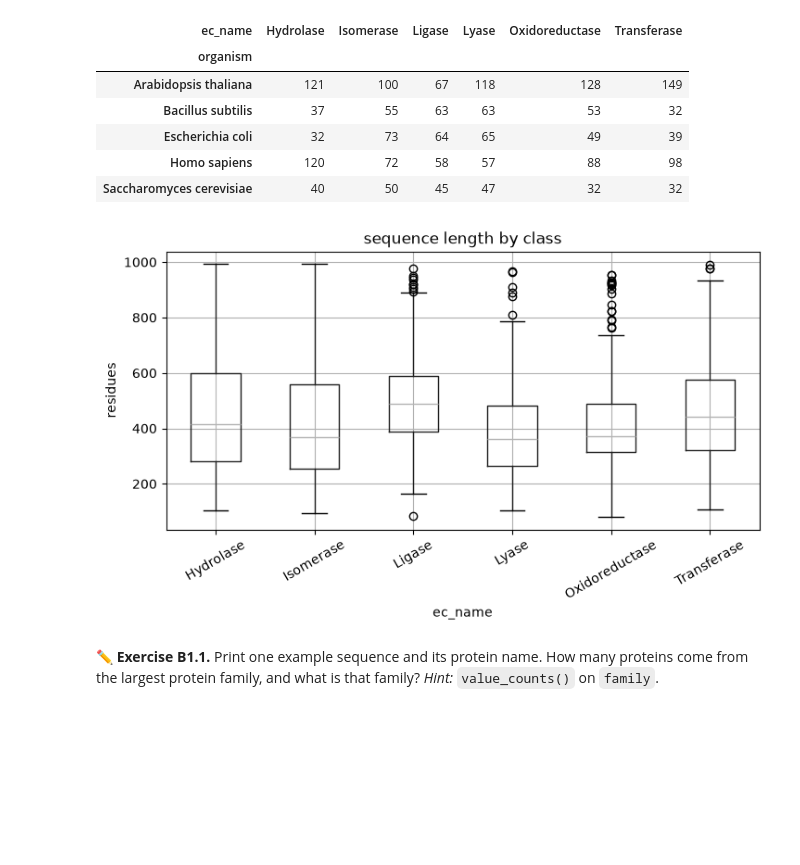
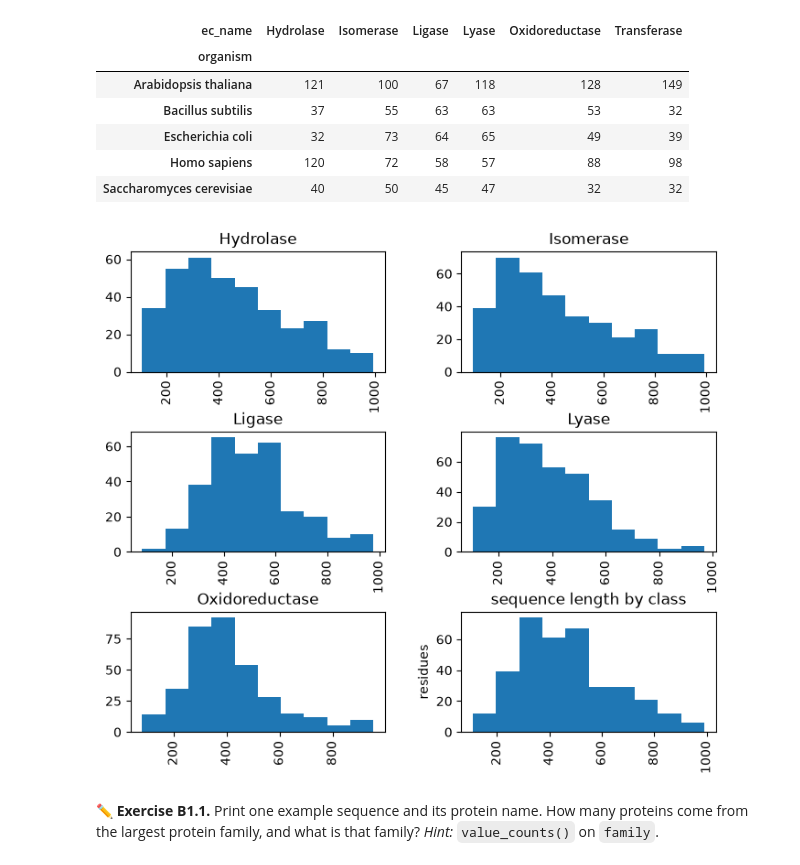
Before and after one commit to giorginolab/AI-qbio-classes, a Jupyter notebook: classes/2_neural_networks_enzymes/neural_networks_enzymes.ipynb, the cells around one changed output. Saved outputs shown, nothing was run; the diff lists cells and outputs as text; code cells hidden in the pictures; blank space fills up the shorter version.

```diff
--- a/classes/2_neural_networks_enzymes/neural_networks_enzymes.ipynb
+++ b/classes/2_neural_networks_enzymes/neural_networks_enzymes.ipynb
@@ -134,10 +134,11 @@ Name: count, dtype: int64
 | Saccharomyces cerevisiae | 40 | 50 | 45 | 47 | 32 | 32 |
 # %%
 classes = sorted(enz["ec_name"].unique())
-enz.boxplot(column="length", by="ec_name", figsize=(8, 4), rot=30)
+enz.hist(column="length", by="ec_name", figsize=(8, 7))
+#enz.boxplot(column="length", by="ec_name", figsize=(8, 4), rot=30)
 plt.suptitle(""); plt.title("sequence length by class"); plt.ylabel("residues");
 # %% [output]
-[figure, old version]
+[figure, new version]
 # %% [markdown]
 ✏️ **Exercise B1.1.** Print one example sequence and its protein name. How many proteins come from
 the largest protein family, and what is that family? *Hint:* `value_counts()` on `family`.
```
Also changed, not shown: parts of 3 cells of this notebook, 1 other file.
